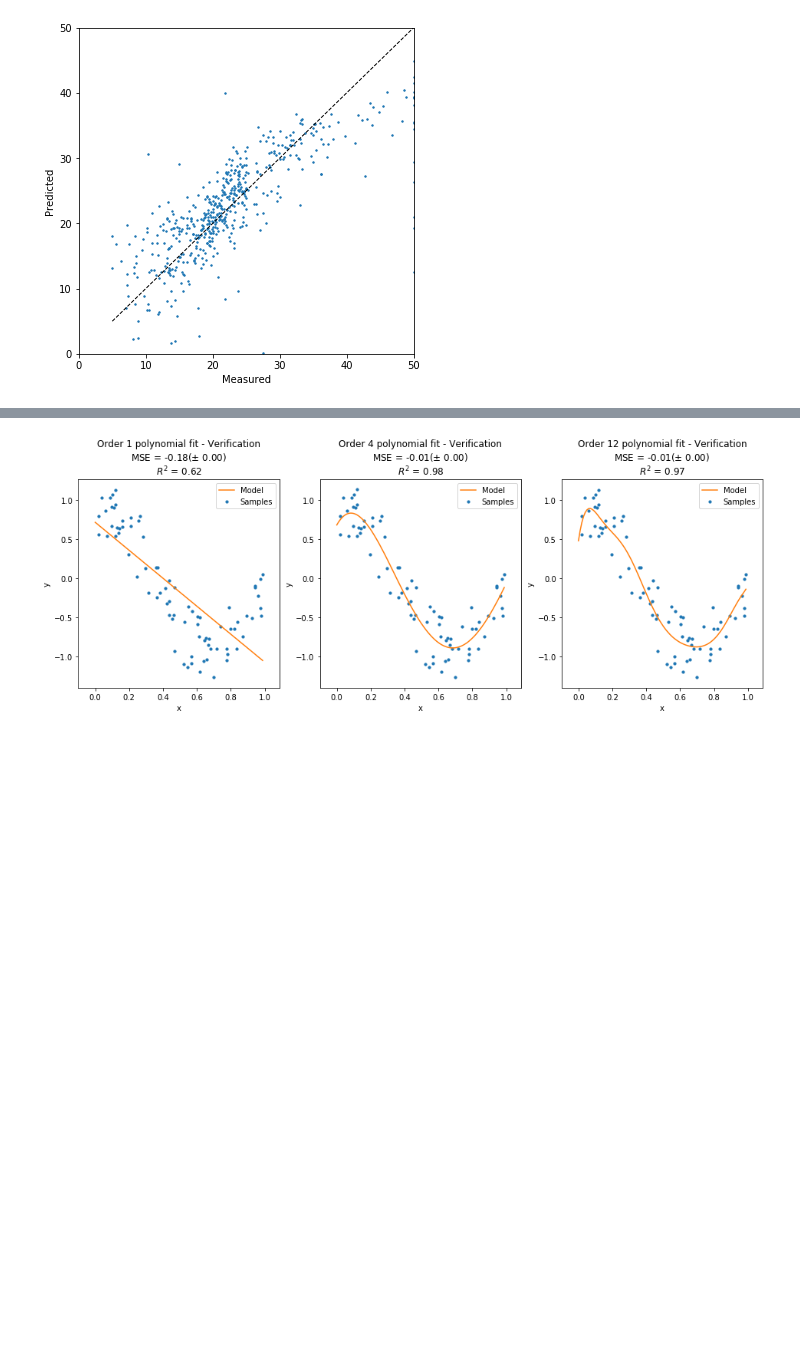
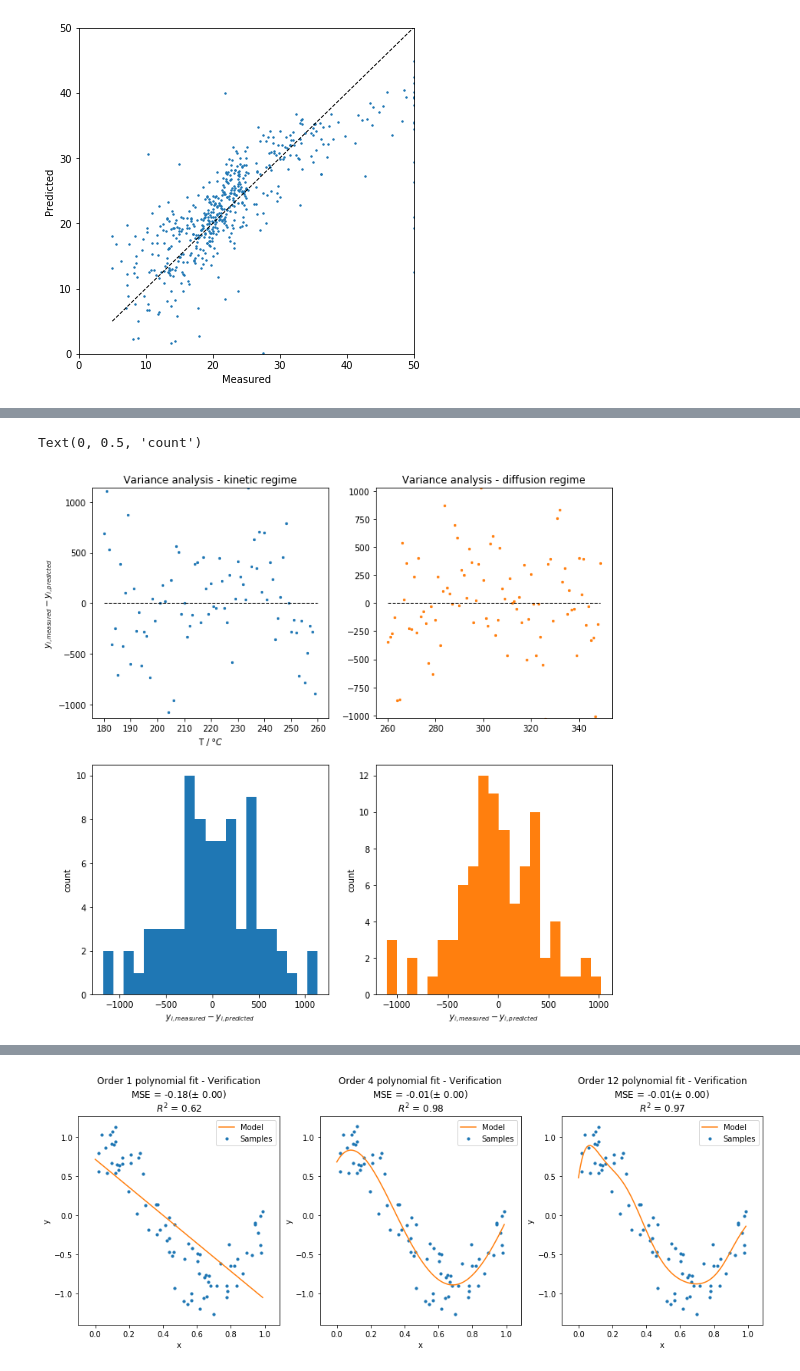
Before and after one commit to blackw1ng/data-validation-lecture, a Jupyter notebook: graph-generator.ipynb, the cells around one changed output, grey strips where cells are left out. Drawn from its saved outputs; the diff is of its cells as text; code cells hidden in the pictures; blank space fills up the shorter version.

```diff
--- a/graph-generator.ipynb
+++ b/graph-generator.ipynb
@@ -78,0 +147,39 @@ plt.show()
+# %%
+fig, [[ax1,ax2],[ax3,ax4]] = plt.subplots(2,2,figsize=(11,11))
+
+ax1.plot([x.min(),crossover + smoothing], [0,0], 'k--', lw=1)
+ #ax.set_xlim(0,x.max())
+ax1.set_xlabel('T / $°C$')
+ax1.set_ylabel('$y_{i,measured} - y_{i,predicted}$')
+
+
+model = LinearRegression()
+model = LinearRegression().fit(x[:apparently_kinetic], y[:apparently_kinetic])
+y_pred = model.predict(x[:apparently_kinetic])
+
+ax1.set_title(f"Variance analysis - kinetic regime")
+delta = y[:apparently_kinetic]-y_pred
+ax1.scatter(x[:apparently_kinetic],delta,s=5,color="C0")
+ax1.set_ylim(-delta.max(),delta.max())
+
+ax3.hist(delta,color="C0",bins=21)
+ax3.set_xlabel("$y_{i,measured} - y_{i,predicted}$")
+ax3.set_ylabel("count")
+
+ax2.plot([crossover + smoothing,x.max()], [0,0], 'k--', lw=1)
+
+model = LinearRegression()
+model = LinearRegression().fit(x[apparently_kinetic:], y[apparently_kinetic:])
+y_pred = model.predict(x[apparently_kinetic:])
+
+ax2.set_title(f"Variance analysis - diffusion regime")
+delta = y[apparently_kinetic:]-y_pred
+ax2.scatter(x[apparently_kinetic:],delta,s=5,color="C1")
+ax2.set_ylim(-delta.max(),delta.max())
+
+ax4.hist(delta,color="C1",bins=21)
+ax4.set_xlabel("$y_{i,measured} - y_{i,predicted}$")
+ax4.set_ylabel("count")
+# %% [output]
+Text(0, 0.5, 'count')
+[figure, added]
```
Also changed, not shown: parts of 6 cells of this notebook, 1 other file.
